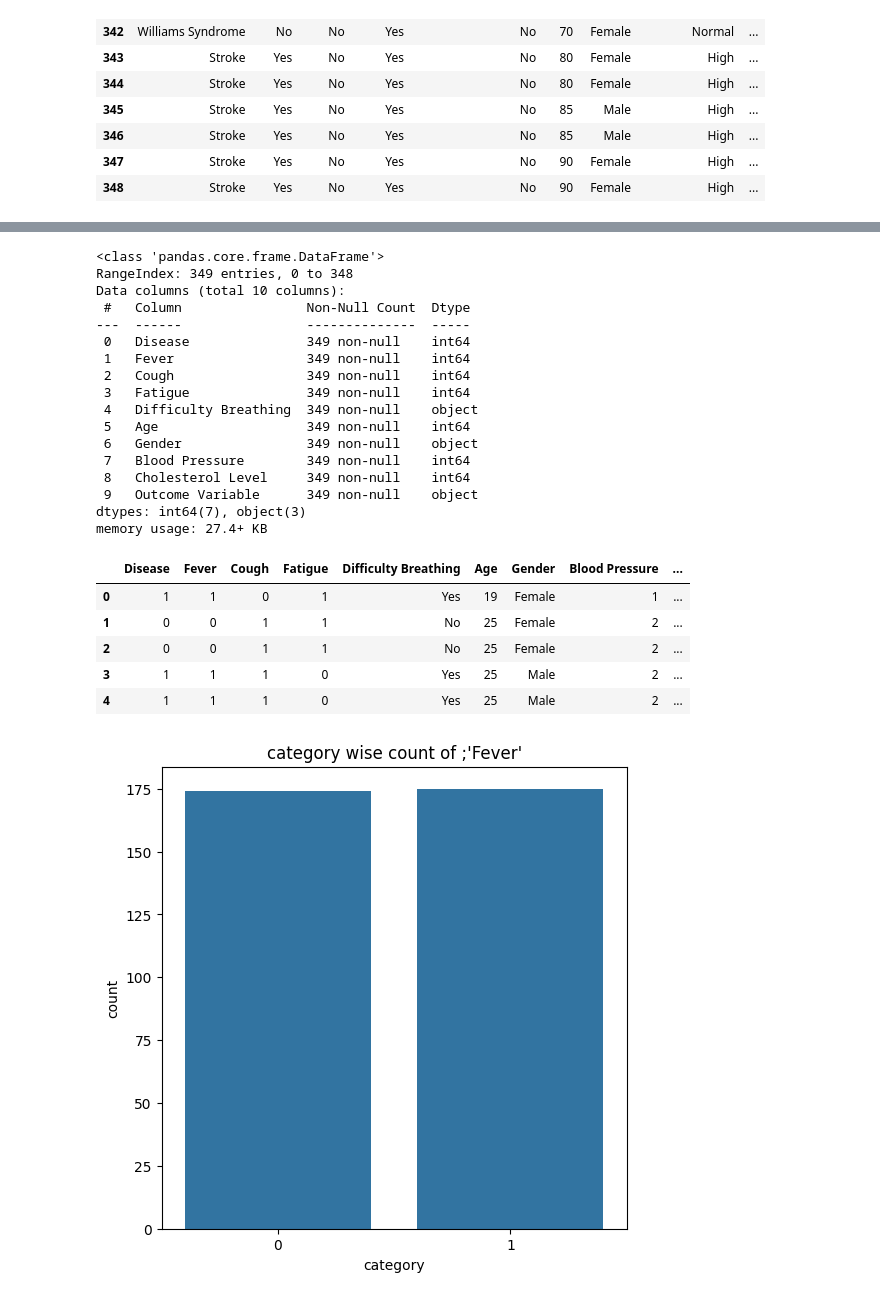
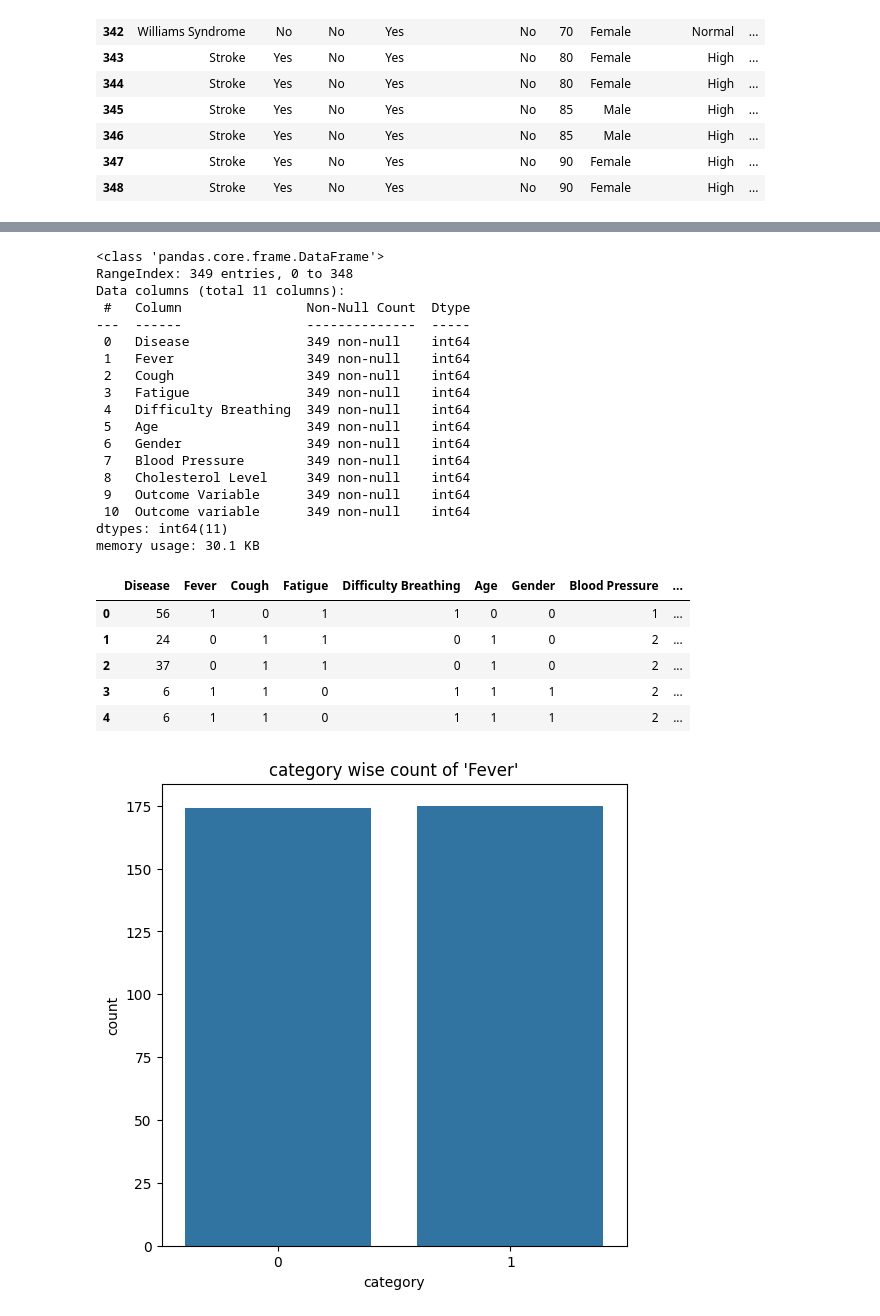
Before and after one commit to karany2288/A.I, a Jupyter notebook: Naive_bayes_classifier.ipynb, the cells around one changed output, grey strips where cells are left out. Drawn from its saved outputs; the diff is of its cells as text; code cells hidden in the pictures.

```diff
--- a/Naive_bayes_classifier.ipynb
+++ b/Naive_bayes_classifier.ipynb
@@ -6,7 +6,7 @@ from sklearn.naive_bayes import MultinomialNB,CategoricalNB,GaussianNB
 from sklearn.metrics import accuracy_score
 import seaborn as sns
 # %%
-df = pd.read_csv(r"C:\Users\Admin\Desktop\tycs\disease.csv")
+df = pd.read_csv(r"C:\Users\aujal\OneDrive\Desktop\practicals\AI\AI TYCS\disease.csv")
 # %%
 df.head(11)
 # %% [output]
@@ -64,9 +64,13 @@ memory usage: 27.4+ KB
 # %%
 from sklearn.preprocessing import LabelEncoder
 le=LabelEncoder()
-df['Disease']=le.fit_transform(df['Fever'])
+df['Disease']=le.fit_transform(df['Disease'])
+df['Fever']=le.fit_transform(df['Fever'])
 df['Cough']=le.fit_transform(df['Cough'])
-df['Fever']=le.fit_transform(df['Fever'])
 df['Fatigue']=le.fit_transform(df['Fatigue'])
+df['Difficulty Breathing']=le.fit_transform(df['Difficulty Breathing'])
+df['Gender']=le.fit_transform(df['Gender'])
+df['Age']=le.fit_transform(df['Age'])
 df['Blood Pressure']=le.fit_transform(df['Blood Pressure'])
 df['Cholesterol Level']=le.fit_transform(df['Cholesterol Level'])
+df['Outcome Variable']=le.fit_transform(df['Outcome Variable'])
@@ -75,39 +94,40 @@ df.info()
 # %% [output]
 <class 'pandas.core.frame.DataFrame'>
 RangeIndex: 349 entries, 0 to 348
-Data columns (total 10 columns):
+Data columns (total 11 columns):
  #   Column                Non-Null Count  Dtype
 ---  ------                --------------  -----
  0   Disease               349 non-null    int64
  1   Fever                 349 non-null    int64
  2   Cough                 349 non-null    int64
  3   Fatigue               349 non-null    int64
- 4   Difficulty Breathing  349 non-null    object
+ 4   Difficulty Breathing  349 non-null    int64
  5   Age                   349 non-null    int64
- 6   Gender                349 non-null    object
+ 6   Gender                349 non-null    int64
  7   Blood Pressure        349 non-null    int64
  8   Cholesterol Level     349 non-null    int64
- 9   Outcome Variable      349 non-null    object
-dtypes: int64(7), object(3)
-memory usage: 27.4+ KB
+ 9   Outcome Variable      349 non-null    int64
+ 10  Outcome variable      349 non-null    int64
+dtypes: int64(11)
+memory usage: 30.1 KB
 # %%
 df.head()
 # %% [output]
 |  | Disease | Fever | Cough | Fatigue | Difficulty Breathing | Age | Gender | Blood Pressure | ... |
-| 0 | 1 | 1 | 0 | 1 | Yes | 19 | Female | 1 | ... |
-| 1 | 0 | 0 | 1 | 1 | No | 25 | Female | 2 | ... |
-| 2 | 0 | 0 | 1 | 1 | No | 25 | Female | 2 | ... |
-| 3 | 1 | 1 | 1 | 0 | Yes | 25 | Male | 2 | ... |
-| 4 | 1 | 1 | 1 | 0 | Yes | 25 | Male | 2 | ... |
+| 0 | 56 | 1 | 0 | 1 | 1 | 0 | 0 | 1 | ... |
+| 1 | 24 | 0 | 1 | 1 | 0 | 1 | 0 | 2 | ... |
+| 2 | 37 | 0 | 1 | 1 | 0 | 1 | 0 | 2 | ... |
+| 3 | 6 | 1 | 1 | 0 | 1 | 1 | 1 | 2 | ... |
+| 4 | 6 | 1 | 1 | 0 | 1 | 1 | 1 | 2 | ... |
 # %%
 fig,ax=plt.subplots(figsize=(6,6))
 sns.countplot(x=df['Fever'],data=df)
-plt.title("category wise count of ;'Fever'")
+plt.title("category wise count of 'Fever'")
 plt.xlabel("category")
 plt.ylabel("count")
 plt.show()
 # %% [output]
-[figure, old version]
+[figure, new version]
 # %%
 fig,ax=plt.subplots(figsize=(6,6))
 sns.countplot(x=df['Blood Pressure'],data=df)
```
Also changed, not shown: parts of 9 cells of this notebook.
